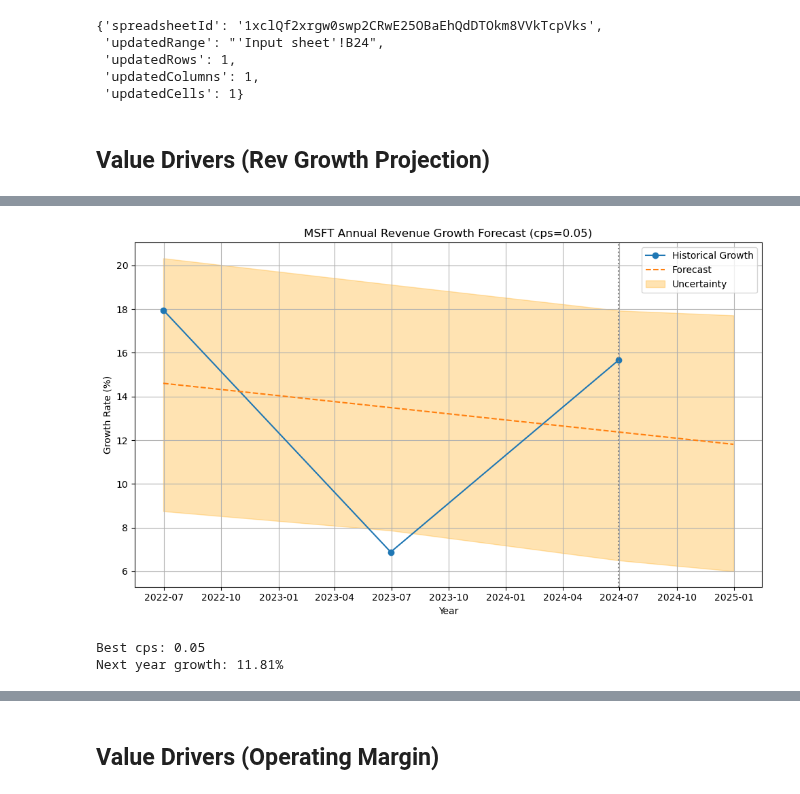
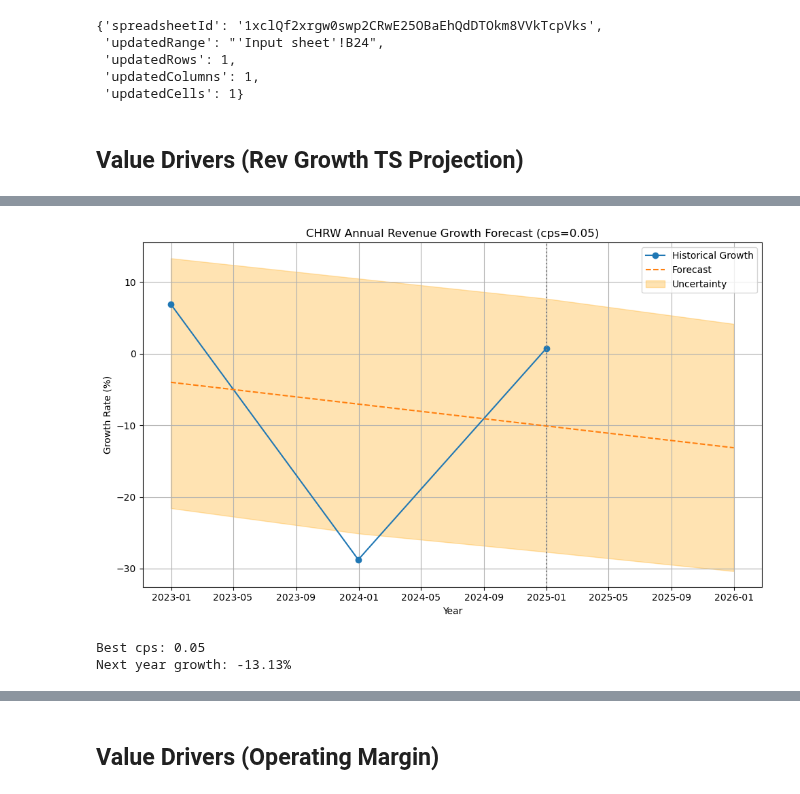
Before and after one commit to Chen-zexi/LangAlpha, a Jupyter notebook: notebooks/ginzu_interface.ipynb, the cells around one changed output, grey strips where cells are left out. Cells and saved outputs as stored; diff of their text form; code cells hidden in the pictures.

```diff
--- a/notebooks/ginzu_interface.ipynb
+++ b/notebooks/ginzu_interface.ipynb
@@ -454,7 +504,7 @@ input_worksheet.update('B24', [[marginal_tax_rate]])
  'updatedColumns': 1,
  'updatedCells': 1}
 # %% [markdown]
-## Value Drivers (Rev Growth Projection)
+## Value Drivers (Rev Growth TS Projection)
 # %%
 def forecast_revenue_growth_rate_tuned(
     symbol: str,
@@ -575,7 +625,7 @@ def forecast_revenue_growth_rate_tuned(
         "forecast_df": forecast[['ds','yhat','yhat_lower','yhat_upper']]
     }
 # %%
-result = forecast_revenue_growth_rate_tuned("MSFT", history_years=10)
+result = forecast_revenue_growth_rate_tuned(company_ticker, history_years=10)
 print("Best cps:", result["best_cps"])
 print(f"Next year growth: {result['growth_rate']:.2f}%")
 # %% [output]
@@ -594,3 +634,3 @@ print(f"Next year growth: {result['growth_rate']:.2f}%")
-[figure, old version]
+[figure, new version]
 Best cps: 0.05
-Next year growth: 11.81%
+Next year growth: -13.13%
```
Also changed, not shown: parts of 19 cells of this notebook.
